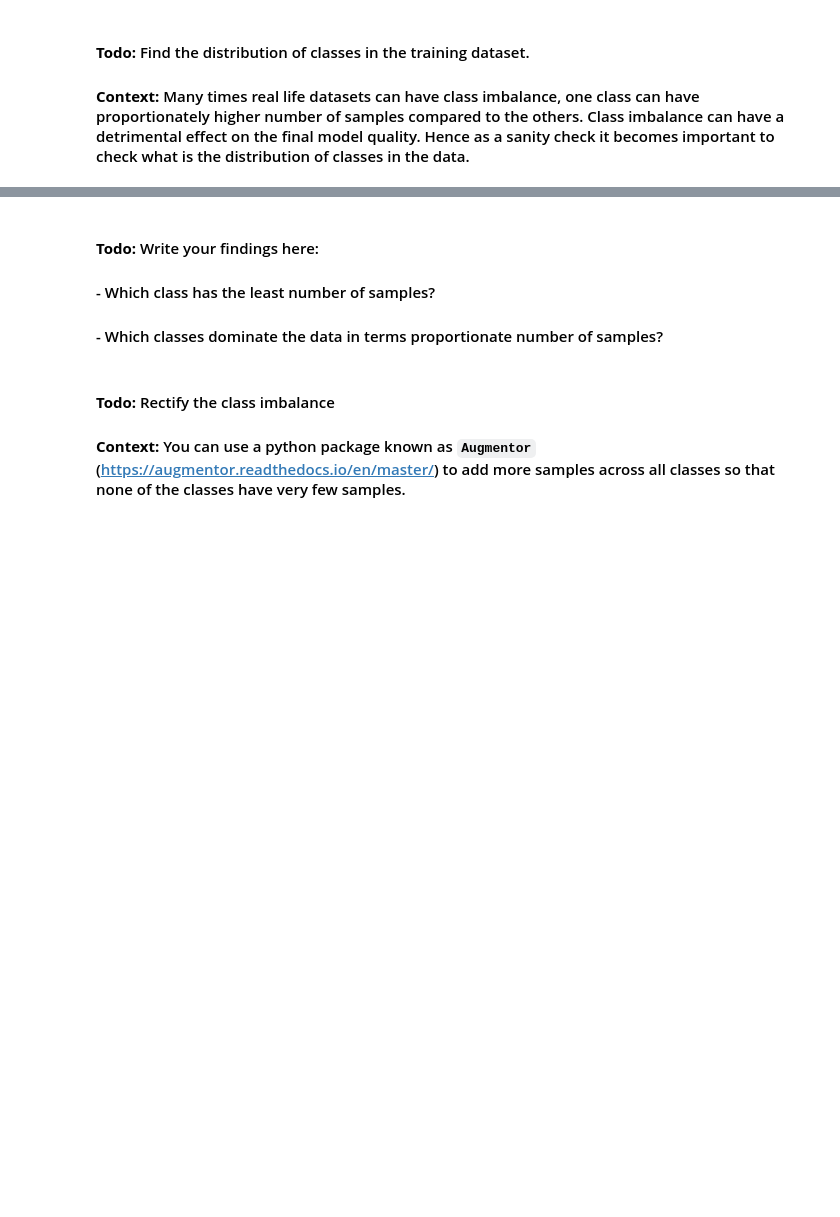
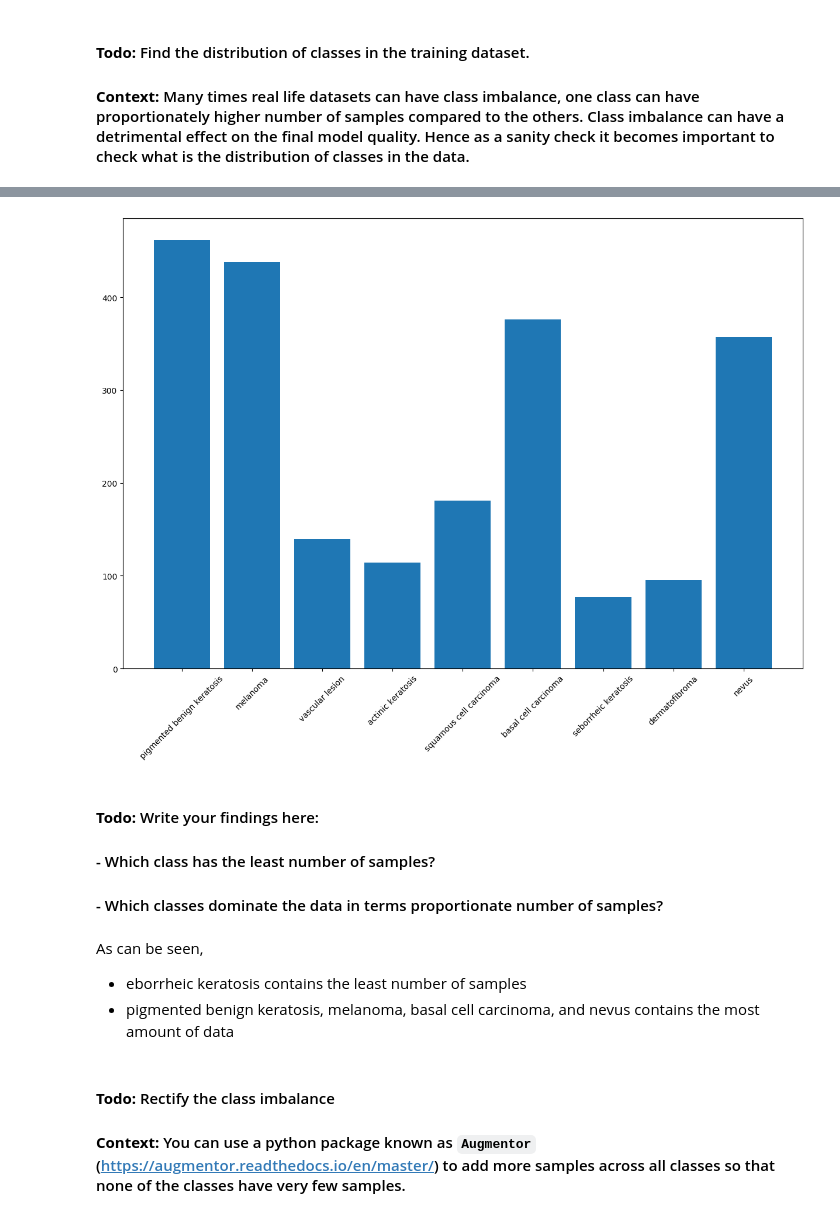
Before and after one commit to aswinj18/melanoma-detection-assignment, a Jupyter notebook: Aswin_J_Shaji.ipynb, the cells around one changed output, grey strips where cells are left out. Drawn from its saved outputs; the diff is of its cells as text; code cells hidden in the pictures; blank space fills up the shorter version.

Commit message:
Plotted the number of datapoints available for training for each category

```diff
--- a/Aswin_J_Shaji.ipynb
+++ b/Aswin_J_Shaji.ipynb
@@ -444,0 +446,13 @@ plt.show()
+# %%
+category_distribution = {}
+for cat_dir_pathobj in data_dir_train.iterdir():
+
+    cat_name = cat_dir_pathobj.name
+
+    count = 0
+    for cat_data_pathobj in cat_dir_pathobj.iterdir():
+        if cat_data_pathobj.is_file() and cat_data_pathobj.suffix == '.jpg':
+            count += 1
+    category_distribution[cat_name] = count
+
+category_distribution
@@ -445,7 +469,25 @@ plt.show()
+# %%
+## Your code goes here.
+x = []
+y = []
+for key,val in category_distribution.items():
+    x += [key]
+    y += [val]
+
+plt.figure(figsize=(15,10))
+plt.bar(x,y)
+plt.xticks(rotation=45)
+plt.show()
+# %% [output]
+[figure, added]
 # %% [markdown]
 #### **Todo:** Write your findings here:
 #### - Which class has the least number of samples?
 #### - Which classes dominate the data in terms proportionate number of samples?
+# %% [markdown]
+As can be seen,
+- eborrheic keratosis contains the least number of samples
+- pigmented benign keratosis, melanoma, basal cell carcinoma, and nevus contains the most amount of data
 # %% [markdown]
 #### **Todo:** Rectify the class imbalance
 #### **Context:** You can use a python package known as `Augmentor` (https://augmentor.readthedocs.io/en/master/) to add more samples across all classes so that none of the classes have very few samples.
```
Also changed, not shown: parts of 5 cells of this notebook.
